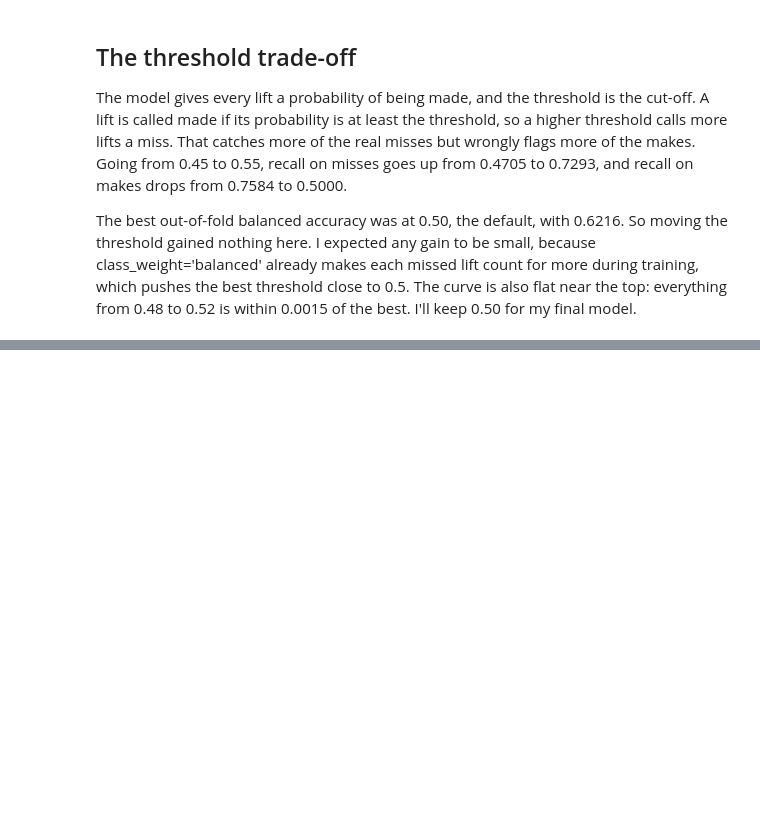
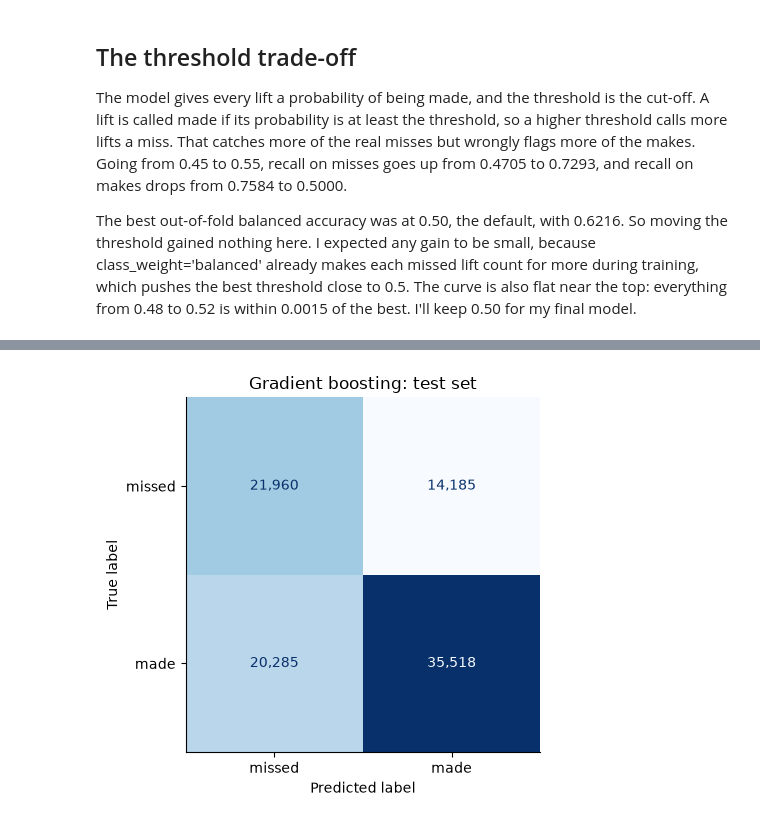
Before and after one commit to Jake23461/CT4101-Powerlifting, a Jupyter notebook: notebooks/05_final.ipynb, the cells around one changed output, grey strips where cells are left out. Drawn from its saved outputs; the diff is of its cells as text; code cells hidden in the pictures; blank space fills up the shorter version.

Commit message:
Score the final model once on the test set

```diff
--- a/notebooks/05_final.ipynb
+++ b/notebooks/05_final.ipynb
@@ -240,0 +323,16 @@ The best out-of-fold balanced accuracy was at 0.50, the default, with 0.6216. So
+# %%
+# I keep the final model's test predictions so the next section can reuse them.
+final_test_pred = final_model.predict(X_test)
+final_test_prob = final_model.predict_proba(X_test)[:, 1]
+
+fig, ax = plt.subplots(figsize=(5, 4.5))
+ConfusionMatrixDisplay.from_predictions(y_test, final_test_pred, labels=[0, 1],
+                                        display_labels=['missed', 'made'], cmap='Blues',
+                                        colorbar=False, values_format=',d', ax=ax)
+ax.grid(False)
+ax.set_title(f'{best_name.capitalize()}: test set')
+fig.tight_layout()
+fig.savefig(FIGURES / 'test_confusion_matrix.png', dpi=150)
+plt.show()
+# %% [output]
+[figure, added]
```
Also changed, not shown: parts of 9 cells of this notebook, 3 other files.
